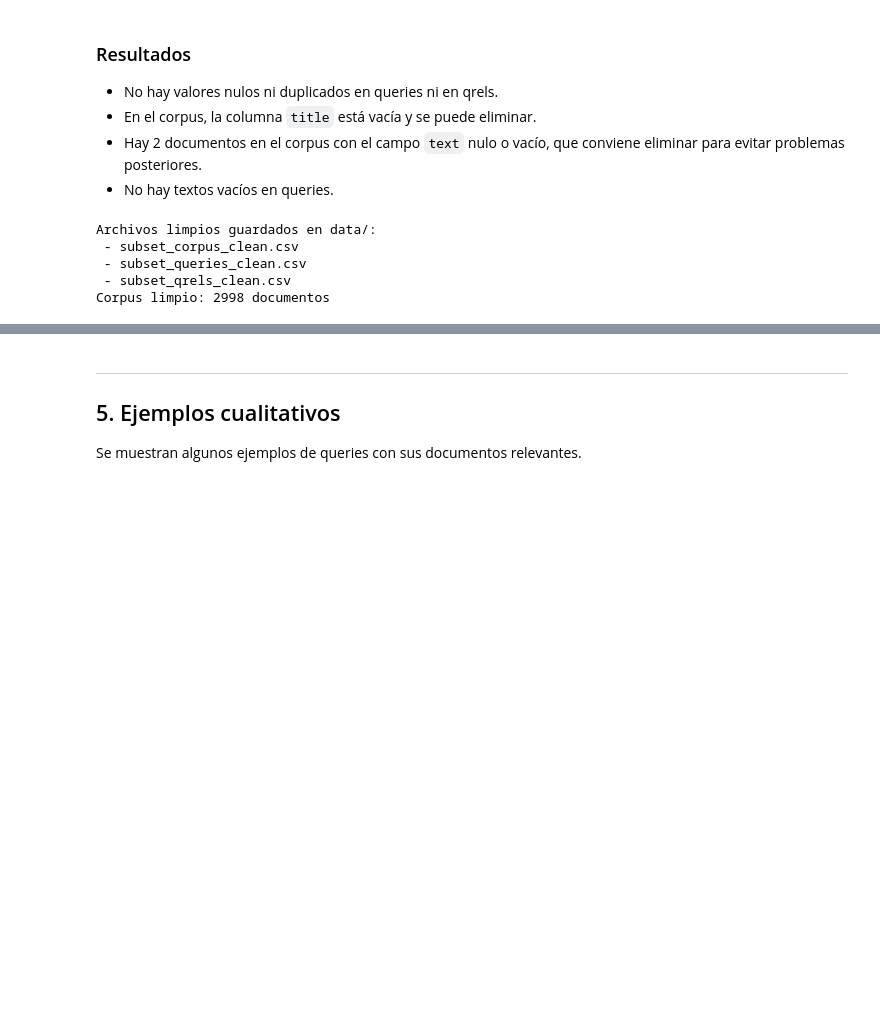
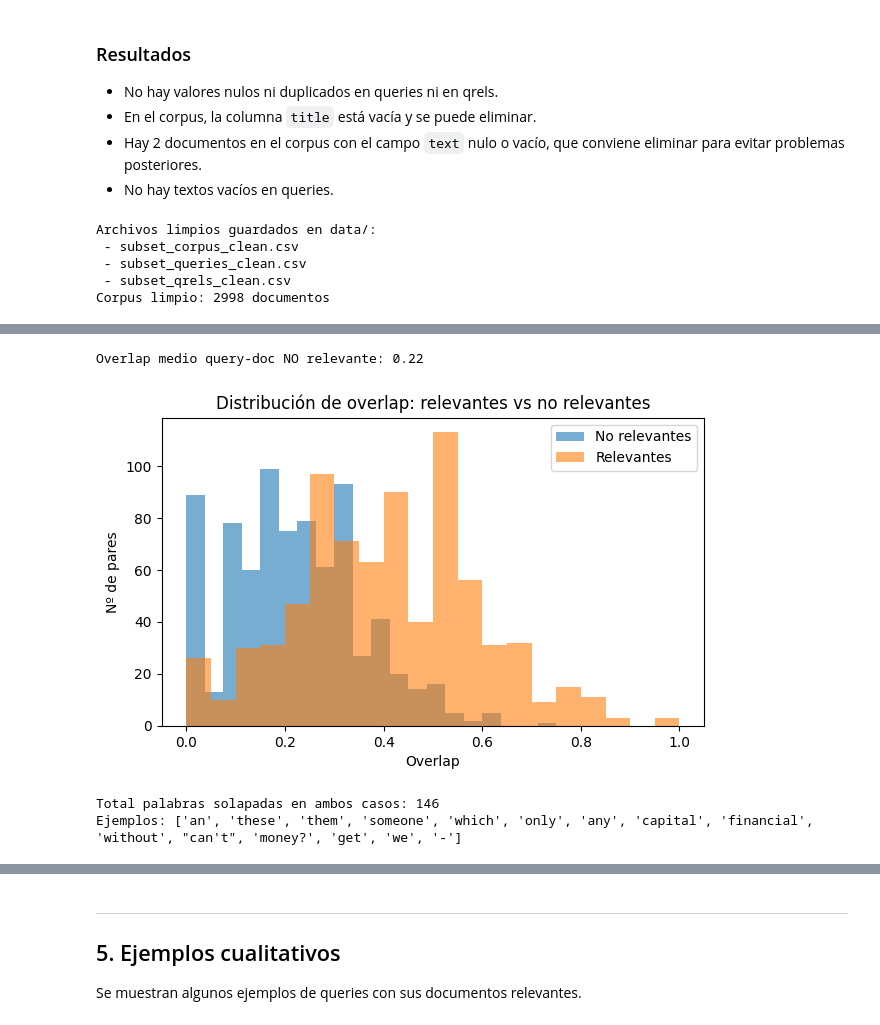
Before and after one commit to alexmoratar/TFM_QA_RAG, a Jupyter notebook: notebooks/01_EDA_subset_FiQA.ipynb, the cells around one changed output, grey strips where cells are left out. Cells and saved outputs as stored; diff of their text form; code cells hidden in the pictures; blank space fills up the shorter version.

```diff
--- a/notebooks/01_EDA_subset_FiQA.ipynb
+++ b/notebooks/01_EDA_subset_FiQA.ipynb
@@ -317,0 +396,63 @@ Corpus limpio: 2998 documentos
+# %%
+# Cada query cn un doc no relevante y calculamos overlap
+neg_overlaps = []
+for _, row in qrels_clean.iterrows():
+    qid = row['query_id']
+    # docs relevantes
+    relevant_docs = set(qrels_clean[qrels_clean['query_id']==qid]['doc_id'])
+    # docs no relevantes
+    non_rel_docs = list(set(corpus_clean['_id']) - relevant_docs)
+    if not non_rel_docs:
+        continue
+    did = np.random.choice(non_rel_docs)
+    query = queries_clean.loc[queries_clean['_id']==qid, 'text'].values[0]
+    doc = corpus_clean.loc[corpus_clean['_id']==did, 'text'].values[0]
+    neg_overlaps.append(word_overlap(query, doc))
+
+print(f"Overlap medio query-doc NO relevante: {np.mean(neg_overlaps):.2f}")
+
+plt.figure(figsize=(7,4))
+plt.hist(neg_overlaps, bins=20, alpha=0.6, label='No relevantes')
+plt.hist(overlaps, bins=20, alpha=0.6, label='Relevantes')
+plt.title("Distribución de overlap: relevantes vs no relevantes")
+plt.xlabel("Overlap")
+plt.ylabel("Nº de pares")
+plt.legend()
+plt.show()
+# %% [output]
+Overlap medio query-doc NO relevante: 0.22
+[figure, added]
+# %%
+from collections import Counter
+
+# Palabras que solapan en pares relevantes
+rel_words = []
+for _, row in qrels_clean.iterrows():
+    qid = row['query_id']
+    did = row['doc_id']
+    query = queries_clean.loc[queries_clean['_id']==qid, 'text'].values[0]
+    doc = corpus_clean.loc[corpus_clean['_id']==did, 'text'].values[0]
+    rel_words.extend(get_overlap_words(query, doc))
+rel_set = set(rel_words)
+
+# Palabras que solapan en pares NO relevantes
+neg_words = []
+for _, row in qrels_clean.iterrows():
+    qid = row['query_id']
+    relevant_docs = set(qrels_clean[qrels_clean['query_id']==qid]['doc_id'])
+    non_rel_docs = list(set(corpus_clean['_id']) - relevant_docs)
+    if not non_rel_docs:
+        continue
+    did = np.random.choice(non_rel_docs)
+    query = queries_clean.loc[queries_clean['_id']==qid, 'text'].values[0]
+    doc = corpus_clean.loc[corpus_clean['_id']==did, 'text'].values[0]
+    neg_words.extend(get_overlap_words(query, doc))
+neg_set = set(neg_words)
+
+# Palabras que aparecen en ambos tipos de coincidencia (no discriminativas)
+common_words = rel_set & neg_set
+print(f"Total palabras solapadas en ambos casos: {len(common_words)}")
+print("Ejemplos:", list(common_words)[:15])
+# %% [output]
+Total palabras solapadas en ambos casos: 146
+Ejemplos: ['an', 'these', 'them', 'someone', 'which', 'only', 'any', 'capital', 'financial', 'without', "can't", 'money?', 'get', 'we', '-']
```
Also changed, not shown: parts of 4 cells of this notebook, 3 other files.
